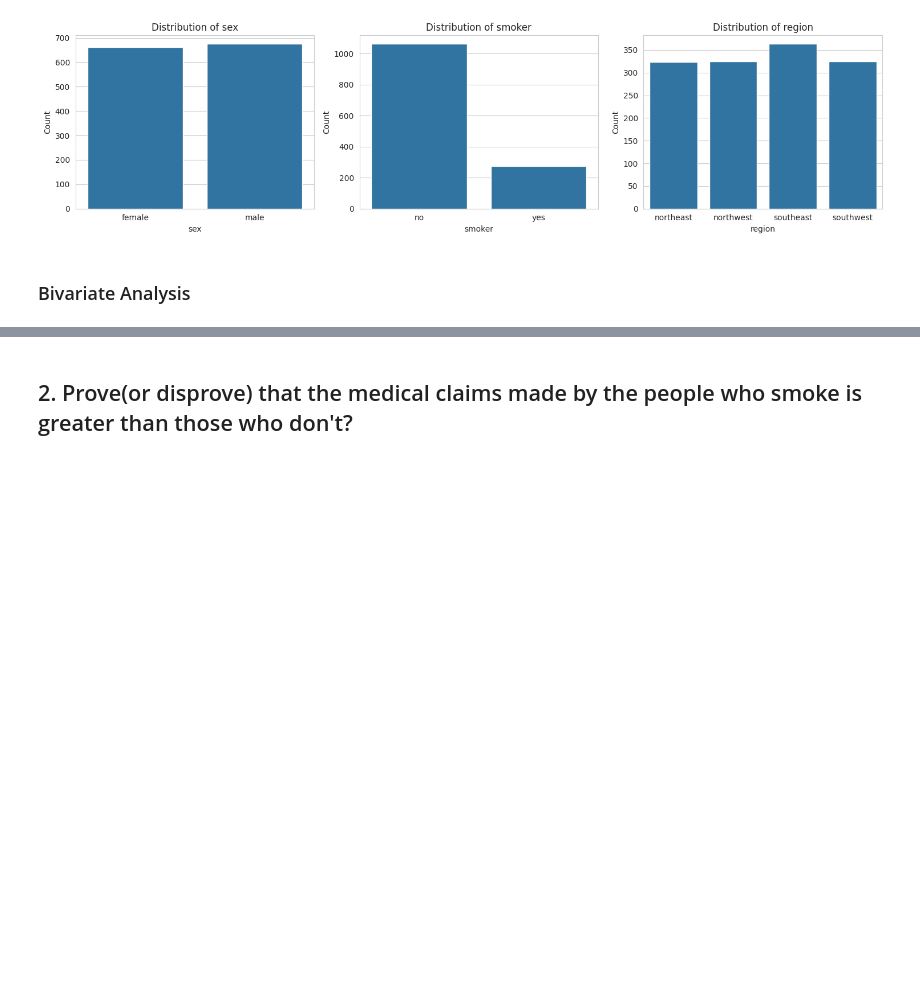
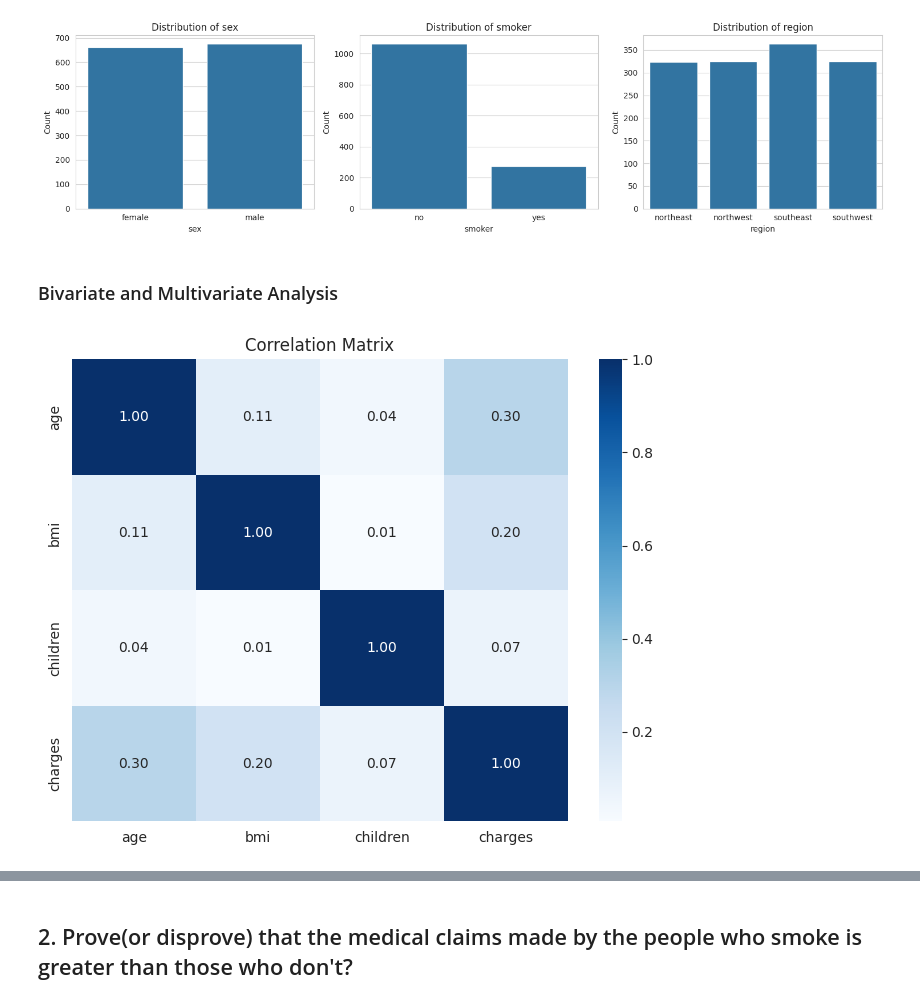
Before and after one commit to MonishDY/AI-Track, a Jupyter notebook: Capstone Project/MonishDY_230701195_Axis_Case_Study.ipynb, the cells around one changed output, grey strips where cells are left out. Drawn from its saved outputs; the diff is of its cells as text; code cells hidden in the pictures; blank space fills up the shorter version.

```diff
--- a/Capstone Project/MonishDY_230701195_Axis_Case_Study.ipynb
+++ b/Capstone Project/MonishDY_230701195_Axis_Case_Study.ipynb
@@ -365,4 +365,18 @@ plt.show()
 # %% [output]
 [figure]
 # %% [markdown]
-### Bivariate Analysis
+### Bivariate and Multivariate Analysis
+# %%
+# Numerical variables
+numerical_cols = ['age', 'bmi', 'children', 'charges']
+
+plt.figure(figsize=(8,6))
+sns.heatmap(data[numerical_cols].corr(),
+            annot=True,
+            cmap='Blues',
+            fmt='.2f')
+
+plt.title('Correlation Matrix')
+plt.show()
+# %% [output]
+[figure, added]
```
Also changed, not shown: parts of 38 cells of this notebook.
